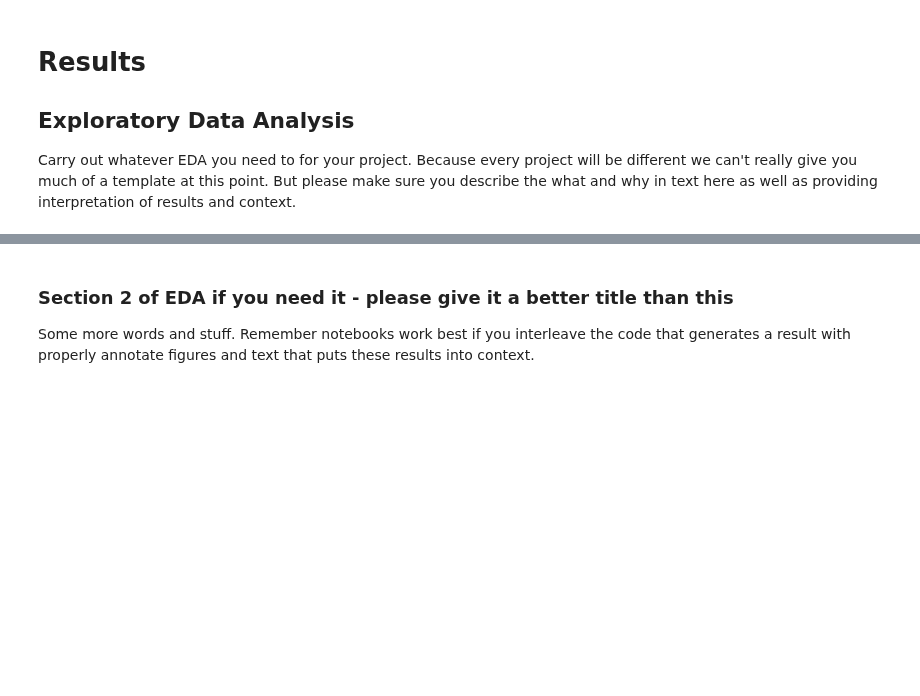
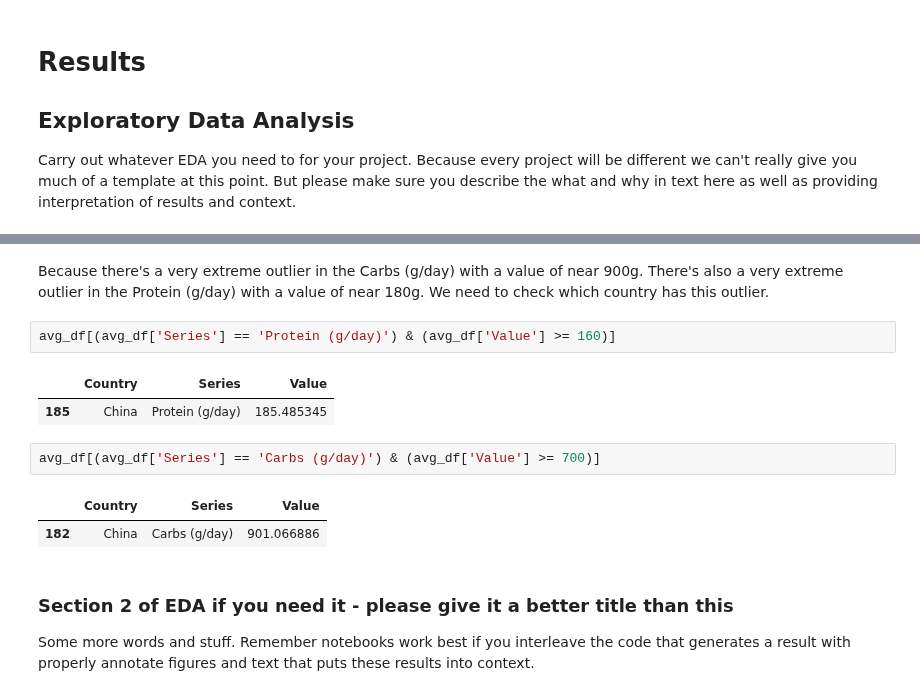
Before and after one commit to COGS108/Group074_WI24, a Jupyter notebook: EDACheckpoint_Group074_WI24.ipynb, the cells around one changed output, grey strips where cells are left out. Cells and saved outputs as stored; diff of their text form; blank space fills up the shorter version.

```diff
--- a/EDACheckpoint_Group074_WI24.ipynb
+++ b/EDACheckpoint_Group074_WI24.ipynb
@@ -595,3 +625,15 @@ Some more words and stuff.  Remember notebooks work best if you interleave the c
+# %% [markdown]
+Because there's a very extreme outlier in the Carbs (g/day) with a value of near 900g. There's also a very extreme outlier in the Protein (g/day) with a value of near 180g. We need to check which country has this outlier.
+# %%
+avg_df[(avg_df['Series'] == 'Protein (g/day)') & (avg_df['Value'] >= 160)]
+# %% [output]
+|  | Country | Series | Value |
+| 185 | China | Protein (g/day) | 185.485345 |
+# %%
+avg_df[(avg_df['Series'] == 'Carbs (g/day)') & (avg_df['Value'] >= 700)]
+# %% [output]
+|  | Country | Series | Value |
+| 182 | China | Carbs (g/day) | 901.066886 |
 # %% [markdown]
 ### Section 2 of EDA if you need it  - please give it a better title than this
 
```
Also changed, not shown: parts of 9 cells of this notebook.
